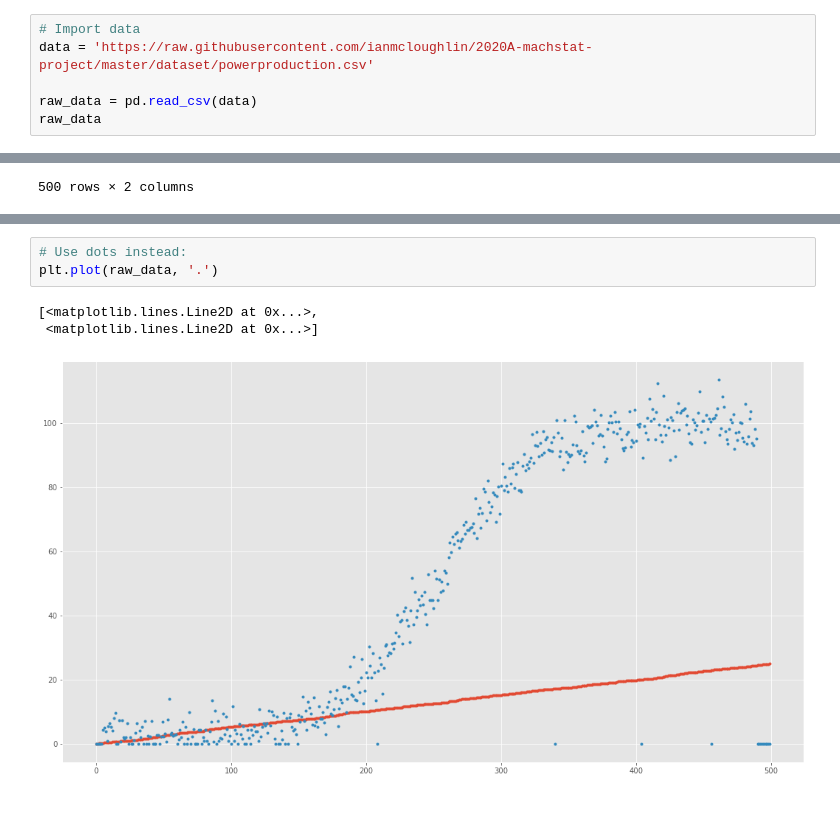
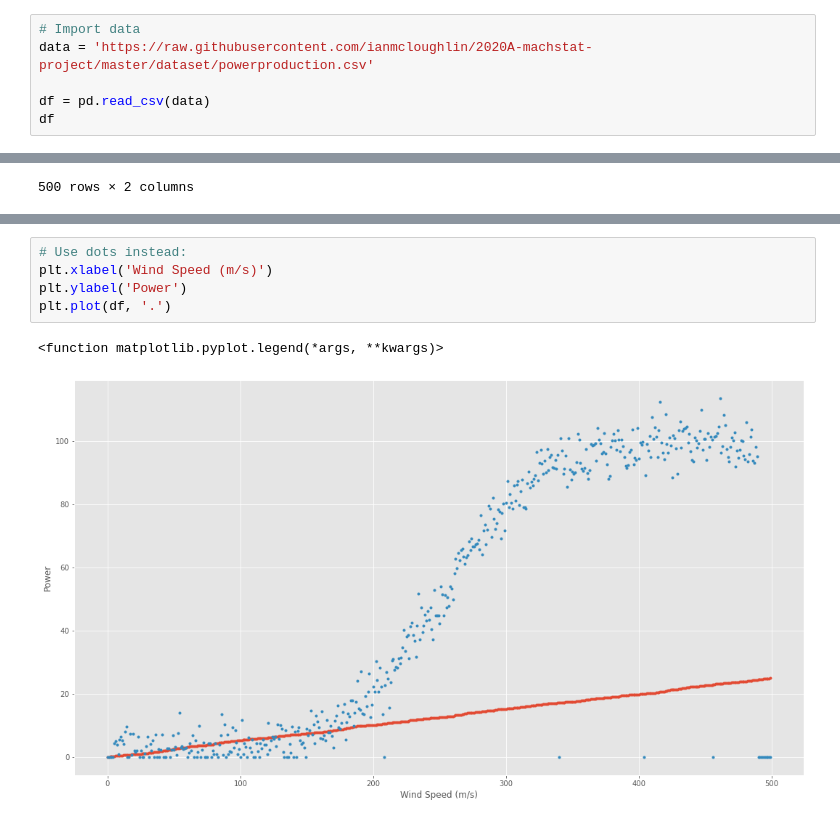
Before and after one commit to Crash-Bandicode/Project_FODA, a Jupyter notebook: Project_FODA.ipynb, the cells around one changed output, grey strips where cells are left out. Saved outputs shown, nothing was run; the diff lists cells and outputs as text.

```diff
--- a/Project_FODA.ipynb
+++ b/Project_FODA.ipynb
@@ -37,8 +41,8 @@ plt.rcParams['figure.figsize'] = (18,10)
 # Import data
 data = 'https://raw.githubusercontent.com/ianmcloughlin/2020A-machstat-project/master/dataset/powerproduction.csv'
 
-raw_data = pd.read_csv(data)
-raw_data
+df = pd.read_csv(data)
+df
 # %% [output]
 |  | speed | power |
 | 0 | 0.000 | 0.0 |
@@ -62,8 +66,9 @@ plt.plot(raw_data)
 [figure]
 # %%
 # Use dots instead:
-plt.plot(raw_data, '.')
+plt.xlabel('Wind Speed (m/s)')
+plt.ylabel('Power')
+plt.plot(df, '.')
 # %% [output]
-[<matplotlib.lines.Line2D at 0x...>,
- <matplotlib.lines.Line2D at 0x...>]
+<function matplotlib.pyplot.legend(*args, **kwargs)>
-[figure, old version]
+[figure, new version]
```
Also changed, not shown: parts of 12 cells of this notebook.
